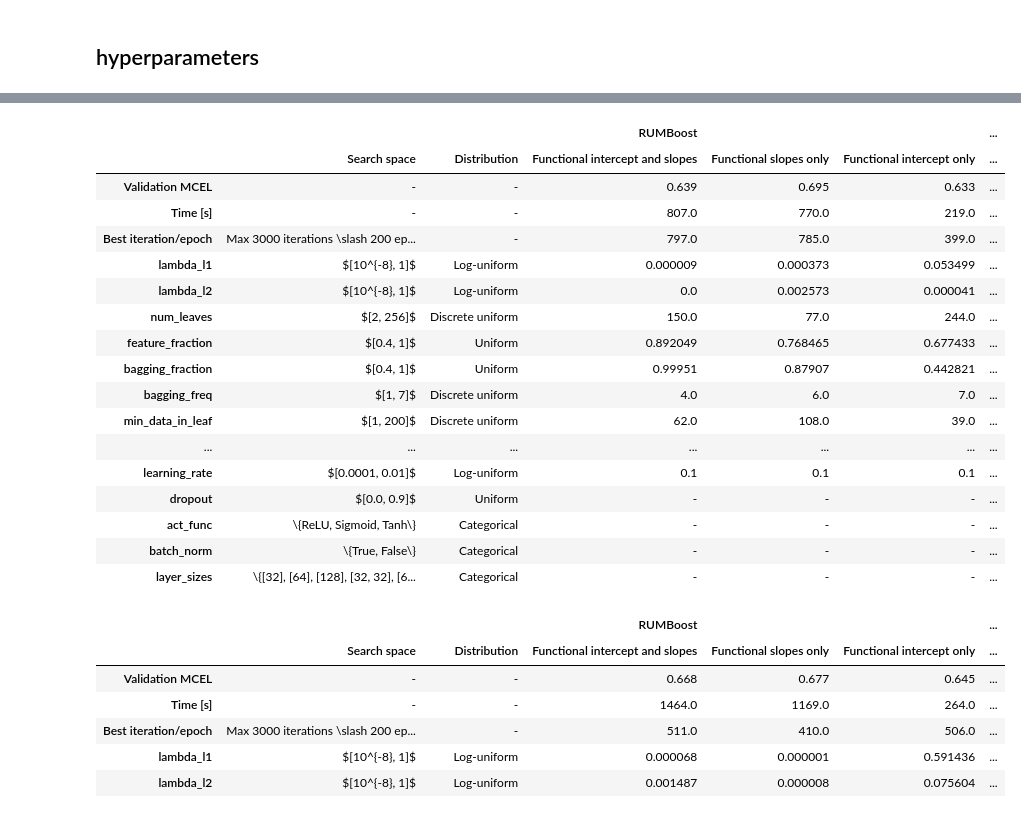
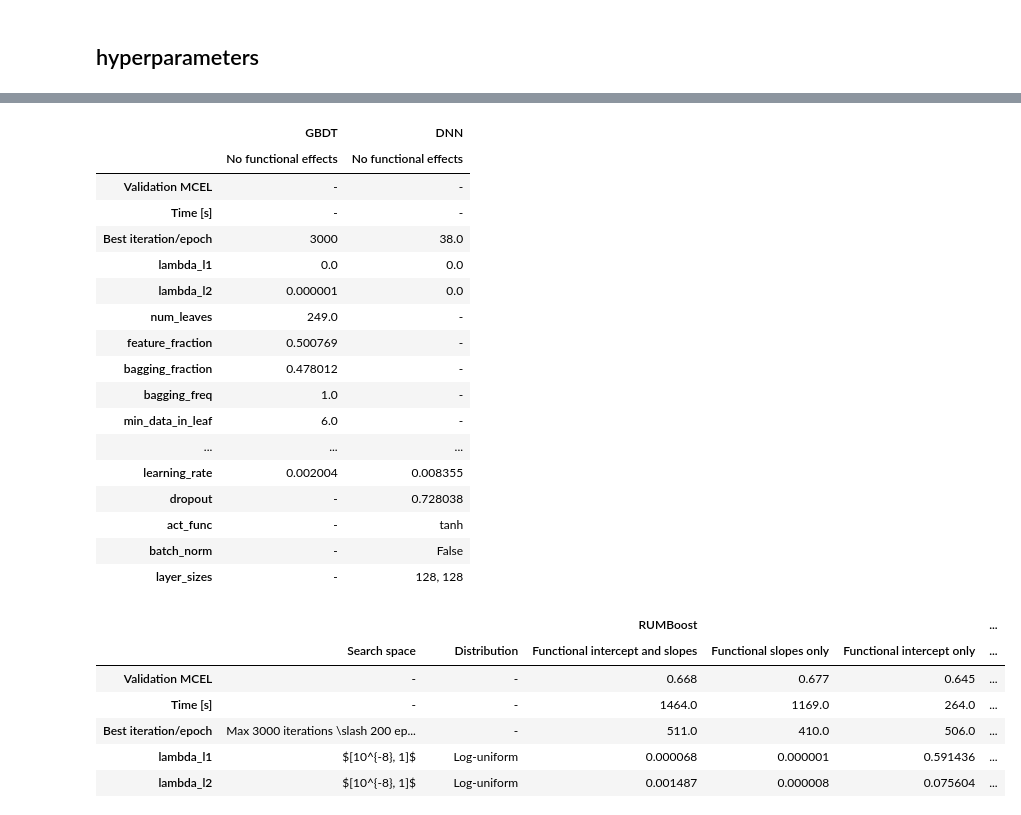
Before and after one commit to big-ucl/functional-effects-model, a Jupyter notebook: src/paper_tables.ipynb, the cells around one changed output, grey strips where cells are left out. Cells and saved outputs as stored; diff of their text form; code cells hidden in the pictures.

Commit message:
new tables

```diff
--- a/src/paper_tables.ipynb
+++ b/src/paper_tables.ipynb
@@ -517,9 +517,11 @@ benchmark_table = pd.DataFrame({},
 
 for dataset in ["LPMC", "SwissMetro"]:
     path_to_results = os.getcwd() + f"/results/{dataset}/"
-    for model in ["RUMBoost", "TasteNet"]:
+    for model in ["RUMBoost", "TasteNet", "GBDT", "DNN"]:
         for func_int in ["True", "False"]:
             for func_params in ["True", "False"]:
+                if model in ["GBDT", "DNN"] and (func_int == "True" or func_params == "True"):
+                    continue
                 results = pd.read_csv(
                     f"{path_to_results}{model}/results_dict_fi{func_int}_fp{func_params}.csv"
                 )
@@ -698,9 +702,11 @@ hyp_results.insert(0, ("", "Search space"), search_space_series)
 hyp_results.insert(1, ("", "Distribution"), distribution_series)
 
 
-for model in ["RUMBoost", "TasteNet"]:
+for model in ["RUMBoost", "TasteNet", "GBDT", "DNN"]:
     for func_int in ["True", "False"]:
         for func_params in ["True", "False"]:
+            if model in ["GBDT", "DNN"] and (func_int == "True" or func_params == "True"):
+                continue
             results_dict = pd.read_pickle(
                 f"{path_to_results}{model}/best_params_fi{func_int}_fp{func_params}.pkl"
             )
@@ -725,7 +731,7 @@ for model in ["RUMBoost", "TasteNet"]:
                     ),
                 ),
             ] = results.values.reshape(-1)
-            if func_int == "False" and func_params == "False":
+            if func_int == "False" and func_params == "False" and model in ["RUMBoost", "TasteNet"]:
                 hyp_results.loc["dropout", (model, "No functional effects")] = 0
                 hyp_results.loc["batch_norm", (model, "No functional effects")] = "False"
                 hyp_results.loc["layer_sizes", (model, "No functional effects")] = "-"
@@ -790,3 +796,4 @@ for model in ["RUMBoost", "TasteNet"]:
 hyp_results = hyp_results.rename(index={"best_iteration": "Best iteration/epoch"})
 hyp_results = hyp_results.fillna("-")
 hyp_results.loc["learning_rate", ("RUMBoost")] = 0.1
+hyp_results.loc["Best iteration/epoch", ("GBDT")] = 3000
@@ -793,24 +821,24 @@ hyp_results.loc["learning_rate", ("RUMBoost")] = 0.1
 # %%
-hyp_results
+hyp_results[["GBDT", "DNN"]]
 # %% [output]
-|  |  |  | RUMBoost |  |  | ... |
-|  | Search space | Distribution | Functional intercept and slopes | Functional slopes only | Functional intercept only | ... |
-| Validation MCEL | - | - | 0.639 | 0.695 | 0.633 | ... |
-| Time [s] | - | - | 807.0 | 770.0 | 219.0 | ... |
-| Best iteration/epoch | Max 3000 iterations \slash 200 ep... | - | 797.0 | 785.0 | 399.0 | ... |
-| lambda_l1 | $[10^{-8}, 1]$ | Log-uniform | 0.000009 | 0.000373 | 0.053499 | ... |
-| lambda_l2 | $[10^{-8}, 1]$ | Log-uniform | 0.0 | 0.002573 | 0.000041 | ... |
-| num_leaves | $[2, 256]$ | Discrete uniform | 150.0 | 77.0 | 244.0 | ... |
-| feature_fraction | $[0.4, 1]$ | Uniform | 0.892049 | 0.768465 | 0.677433 | ... |
-| bagging_fraction | $[0.4, 1]$ | Uniform | 0.99951 | 0.87907 | 0.442821 | ... |
-| bagging_freq | $[1, 7]$ | Discrete uniform | 4.0 | 6.0 | 7.0 | ... |
-| min_data_in_leaf | $[1, 200]$ | Discrete uniform | 62.0 | 108.0 | 39.0 | ... |
-| ... | ... | ... | ... | ... | ... | ... |
-| learning_rate | $[0.0001, 0.01]$ | Log-uniform | 0.1 | 0.1 | 0.1 | ... |
-| dropout | $[0.0, 0.9]$ | Uniform | - | - | - | ... |
-| act_func | \{ReLU, Sigmoid, Tanh\} | Categorical | - | - | - | ... |
-| batch_norm | \{True, False\} | Categorical | - | - | - | ... |
-| layer_sizes | \{[32], [64], [128], [32, 32], [6... | Categorical | - | - | - | ... |
+|  | GBDT | DNN |
+|  | No functional effects | No functional effects |
+| Validation MCEL | - | - |
+| Time [s] | - | - |
+| Best iteration/epoch | 3000 | 38.0 |
+| lambda_l1 | 0.0 | 0.0 |
+| lambda_l2 | 0.000001 | 0.0 |
+| num_leaves | 249.0 | - |
+| feature_fraction | 0.500769 | - |
+| bagging_fraction | 0.478012 | - |
+| bagging_freq | 1.0 | - |
+| min_data_in_leaf | 6.0 | - |
+| ... | ... | ... |
+| learning_rate | 0.002004 | 0.008355 |
+| dropout | - | 0.728038 |
+| act_func | - | tanh |
+| batch_norm | - | False |
+| layer_sizes | - | 128, 128 |
 # %%
 hyp_results.to_latex(
     "results/SwissMetro/hyperparameter_results.tex",
```
Also changed, not shown: parts of 4 cells of this notebook.
